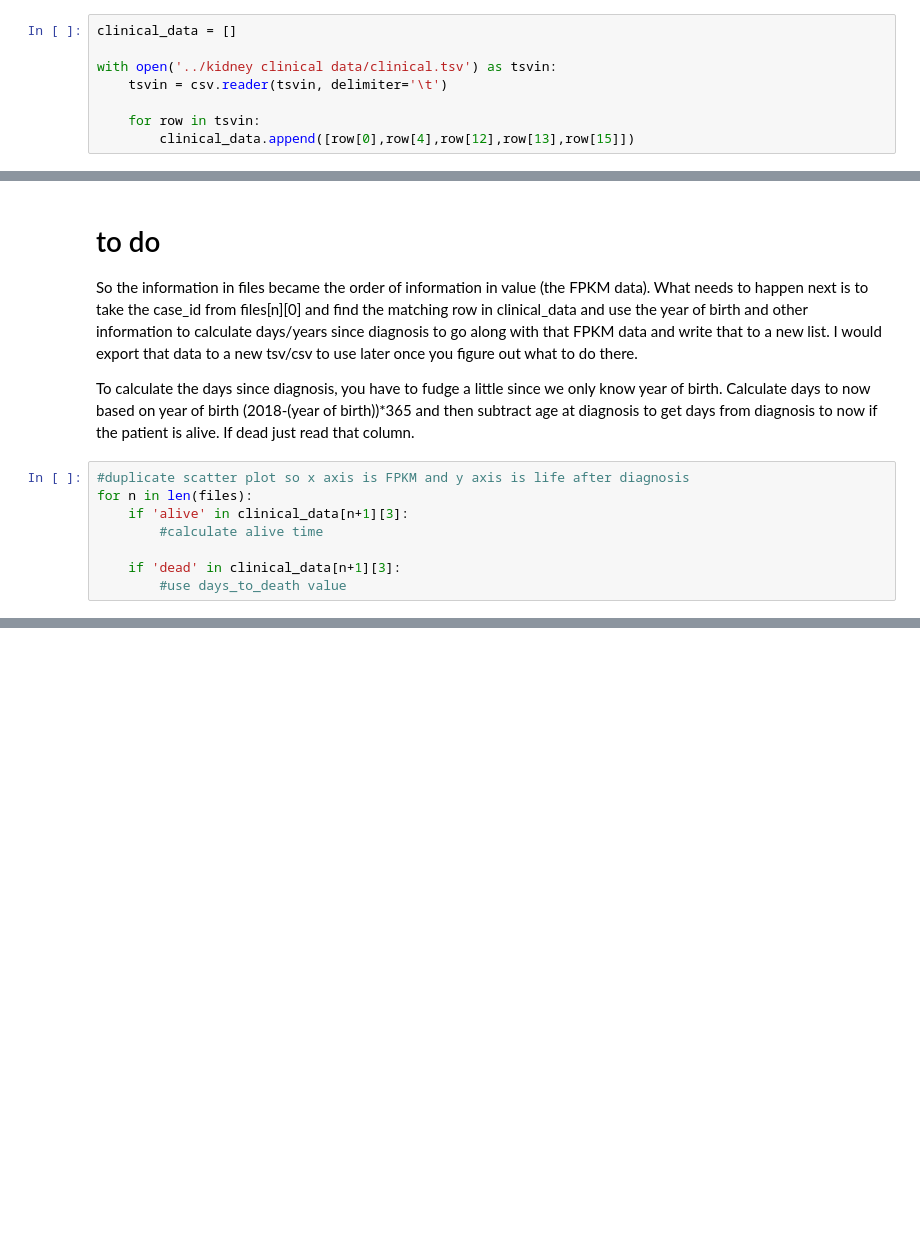
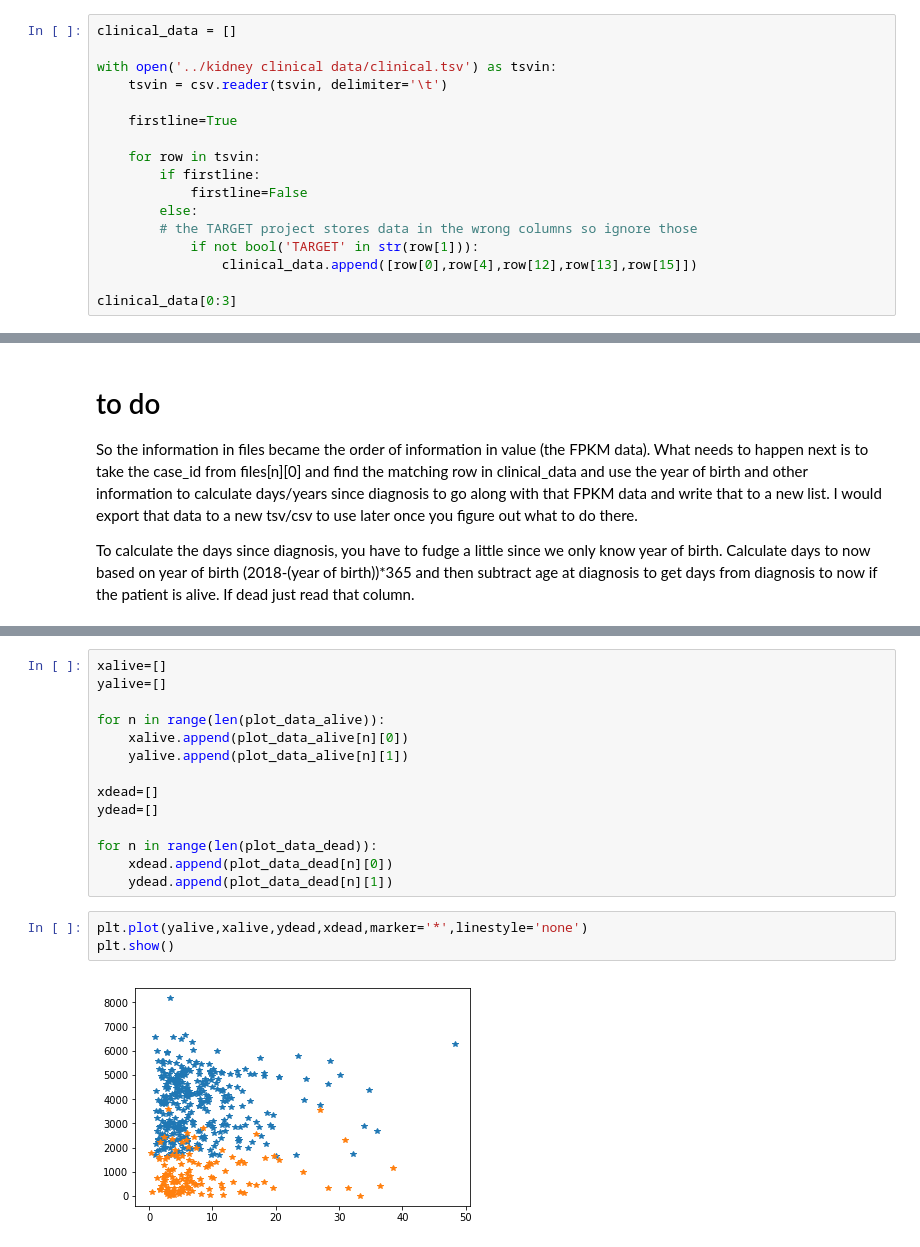
Before and after one commit to ldi00a/capstone18, a Jupyter notebook: Kidney analysis.ipynb, the cells around one changed output, grey strips where cells are left out. Cells and saved outputs as stored; diff of their text form; blank space fills up the shorter version.

```diff
--- a/Kidney analysis.ipynb
+++ b/Kidney analysis.ipynb
@@ -124,5 +126,14 @@ clinical_data = []
 with open('../kidney clinical data/clinical.tsv') as tsvin:
     tsvin = csv.reader(tsvin, delimiter='\t')
 
+    firstline=True
+
     for row in tsvin:
-        clinical_data.append([row[0],row[4],row[12],row[13],row[15]])
+        if firstline:
+            firstline=False
+        else:
+        # the TARGET project stores data in the wrong columns so ignore those
+            if not bool('TARGET' in str(row[1])):
+                clinical_data.append([row[0],row[4],row[12],row[13],row[15]])
+
+clinical_data[0:3]
@@ -141,11 +146,3 @@ clinical_data[0:3]
 So the information in files became the order of information in value (the FPKM data). What needs to happen next is to take the case_id from files[n][0] and find the matching row in clinical_data and use the year of birth and other information to calculate days/years since diagnosis to go along with that FPKM data and write that to a new list. I would export that data to a new tsv/csv to use later once you figure out what to do there.
 
 To calculate the days since diagnosis, you have to fudge a little since we only know year of birth. Calculate days to now based on year of birth (2018-(year of birth))*365 and then subtract age at diagnosis to get days from diagnosis to now if the patient is alive. If dead just read that column.
-# %%
-#duplicate scatter plot so x axis is FPKM and y axis is life after diagnosis
-for n in len(files):
-    if 'alive' in clinical_data[n+1][3]:
-        #calculate alive time
-
-    if 'dead' in clinical_data[n+1][3]:
-        #use days_to_death value
@@ -151,0 +265,19 @@ for n in len(files):
+# %%
+xalive=[]
+yalive=[]
+
+for n in range(len(plot_data_alive)):
+    xalive.append(plot_data_alive[n][0])
+    yalive.append(plot_data_alive[n][1])
+
+xdead=[]
+ydead=[]
+
+for n in range(len(plot_data_dead)):
+    xdead.append(plot_data_dead[n][0])
+    ydead.append(plot_data_dead[n][1])
+# %%
+plt.plot(yalive,xalive,ydead,xdead,marker='*',linestyle='none')
+plt.show()
+# %% [output]
+[figure, added]
```
Also changed, not shown: parts of 16 cells of this notebook.
